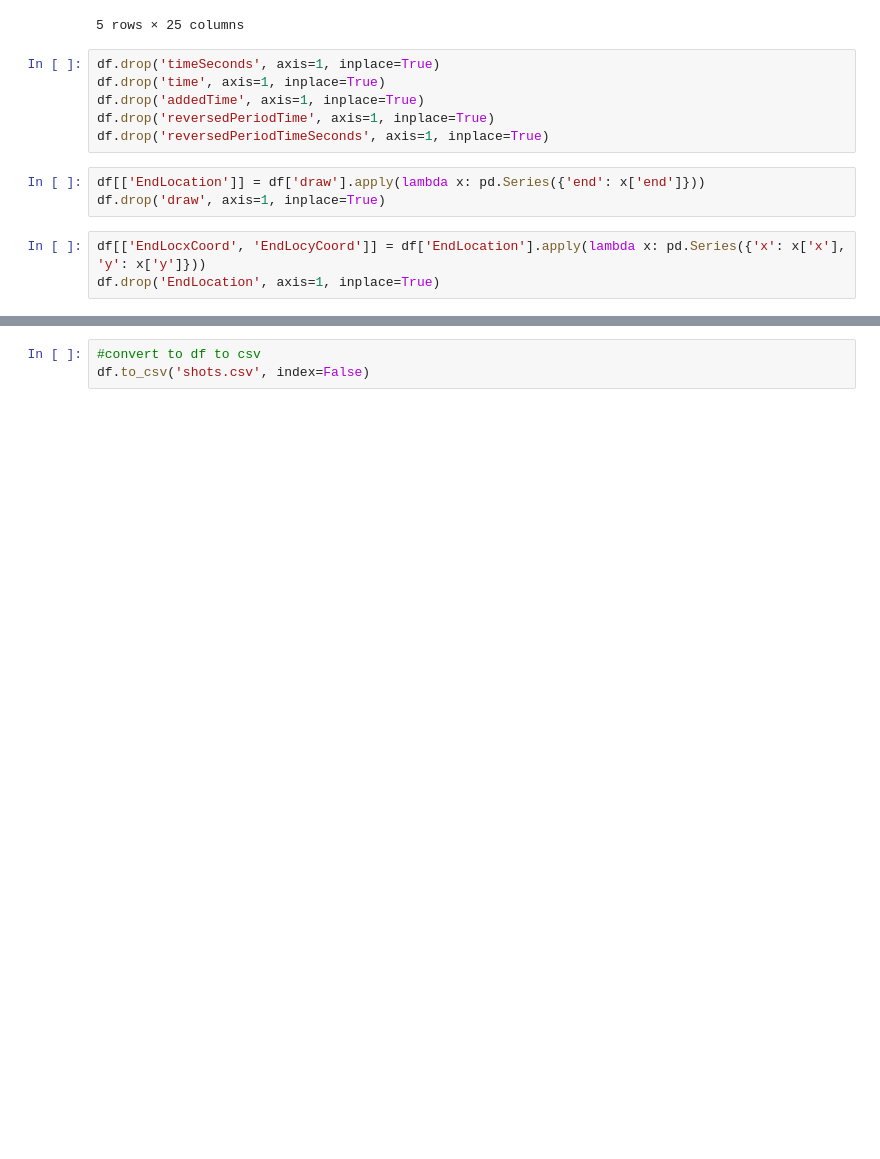
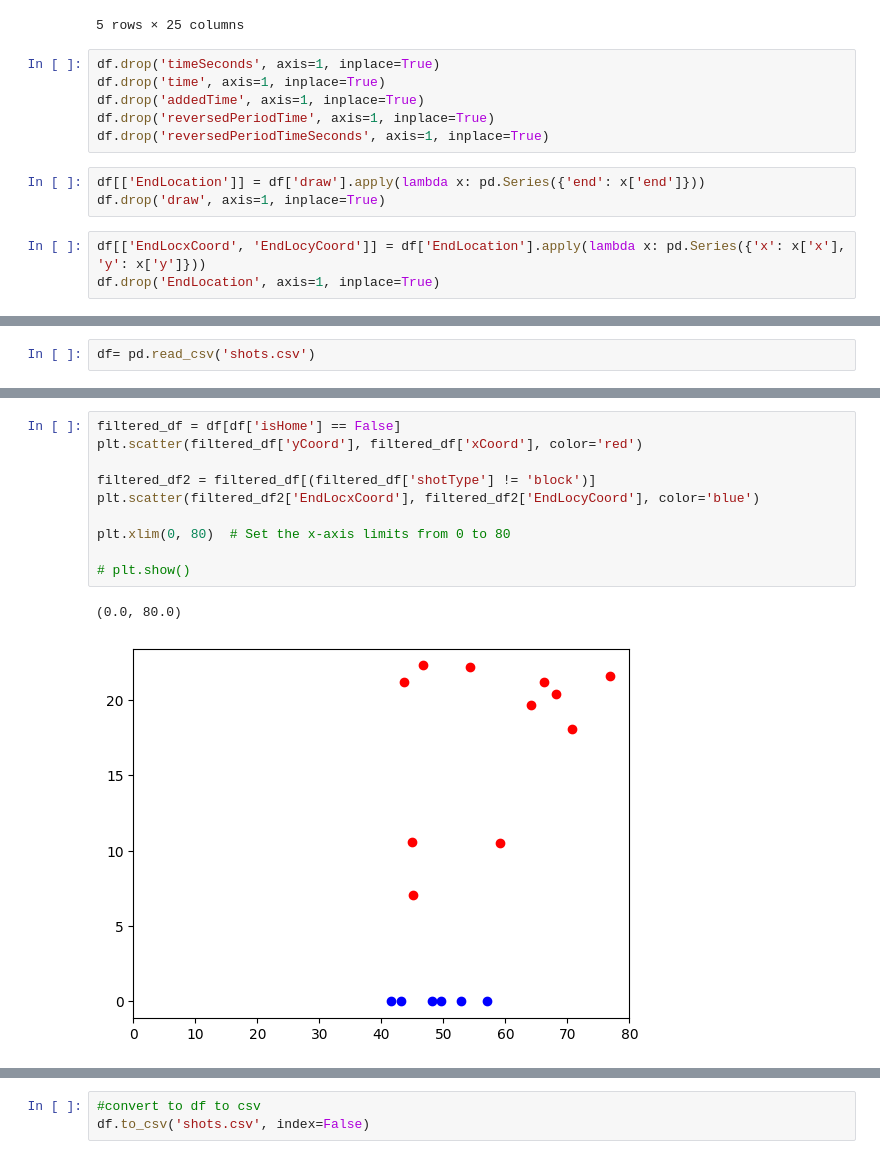
Before and after one commit to hshariq/Football-Analytics-Data-Engineering, a Jupyter notebook: Webscrap-Shots.ipynb, the cells around one changed output, grey strips where cells are left out. Drawn from its saved outputs; the diff is of its cells as text; blank space fills up the shorter version.

```diff
--- a/Webscrap-Shots.ipynb
+++ b/Webscrap-Shots.ipynb
@@ -253,0 +258,2 @@ df.head()
+# %%
+df= pd.read_csv('shots.csv')
@@ -253,0 +331,13 @@ df.head()
+# %%
+filtered_df = df[df['isHome'] == False]
+plt.scatter(filtered_df['yCoord'], filtered_df['xCoord'], color='red')
+
+filtered_df2 = filtered_df[(filtered_df['shotType'] != 'block')]
+plt.scatter(filtered_df2['EndLocxCoord'], filtered_df2['EndLocyCoord'], color='blue')
+
+plt.xlim(0, 80)  # Set the x-axis limits from 0 to 80
+
+# plt.show()
+# %% [output]
+(0.0, 80.0)
+[figure, added]
```
Also changed, not shown: parts of 15 cells of this notebook, 6 other files.
